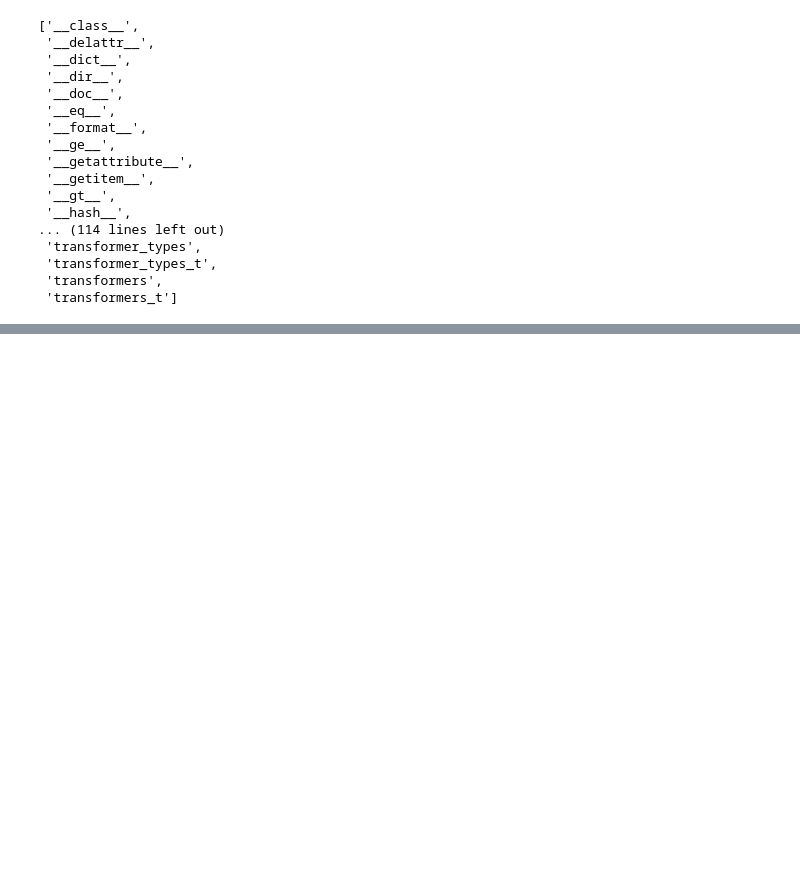
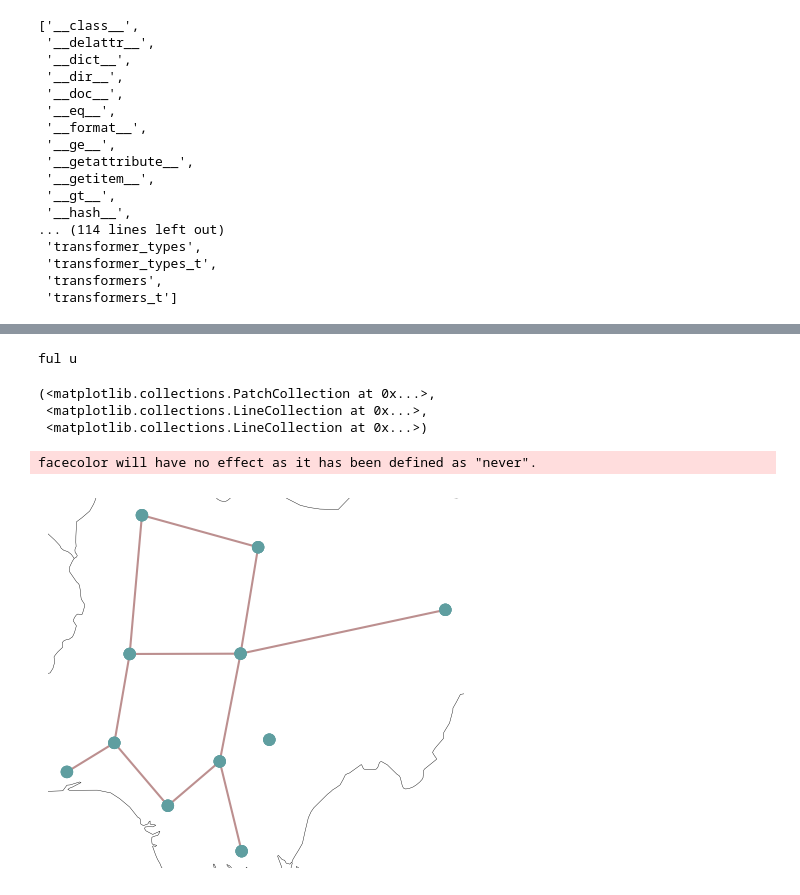
Before and after one commit to drifter089/streamlit_vis, a Jupyter notebook: ng_nb.ipynb, the cells around one changed output, grey strips where cells are left out. Saved outputs shown, nothing was run; the diff lists cells and outputs as text; code cells hidden in the pictures; blank space fills up the shorter version.

```diff
--- a/ng_nb.ipynb
+++ b/ng_nb.ipynb
@@ -180,0 +239,10 @@ dir(n1)
+# %%
+n=pypsa.Network("./results/NG/networks/elec_s_10_ec_lcopt_Co2L-4H.nc")
+bus_sizes = pd.concat(
+    (
+        n.generators.query('carrier != "load"')
+        .groupby(["bus", "carrier"])
+        .p_nom_opt.sum(),
+        n.storage_units.groupby(["bus", "carrier"]).p_nom_opt.sum(),
+    )
+)
@@ -180,0 +288,10 @@ dir(n1)
+# %%
+from utils import plot
+plot.plot(n)
+# %% [output]
+ful u
+(<matplotlib.collections.PatchCollection at 0x...>,
+ <matplotlib.collections.LineCollection at 0x...>,
+ <matplotlib.collections.LineCollection at 0x...>)
+facecolor will have no effect as it has been defined as "never".
+[figure, added]
```
Also changed, not shown: parts of 14 cells of this notebook, 7 other files.
